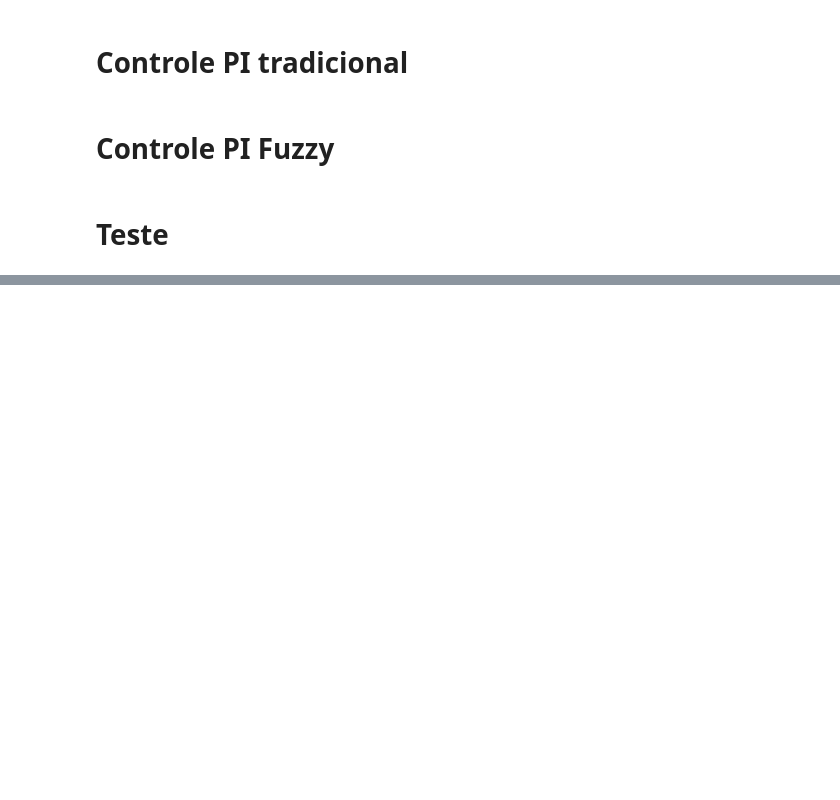
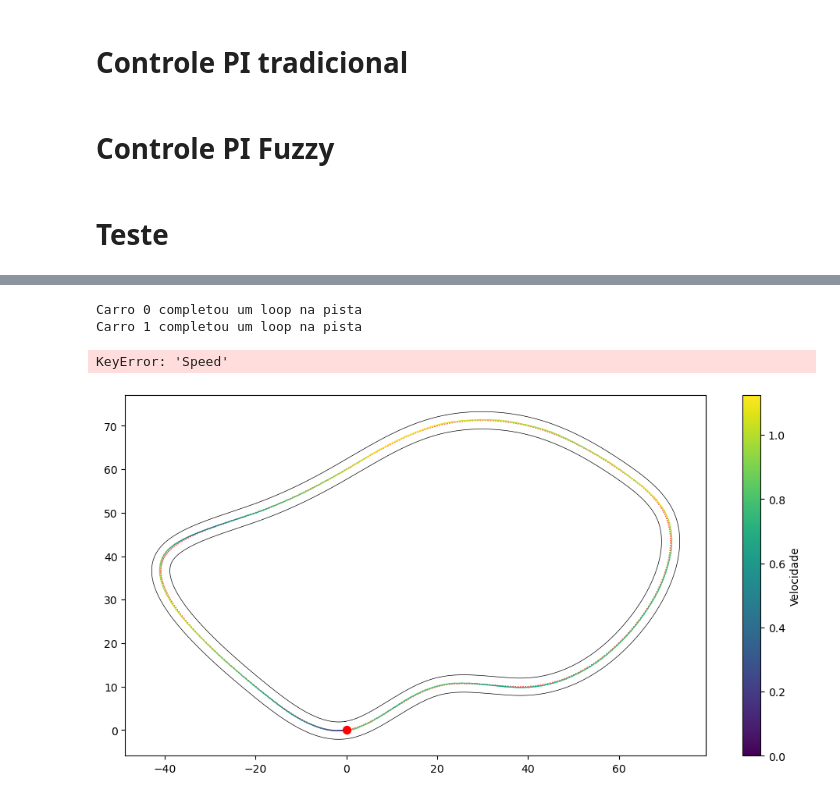
Before and after one commit to Nielo-47/ICA, a Jupyter notebook: fuzzy_dc_motor.ipynb, the cells around one changed output, grey strips where cells are left out. Saved outputs shown, nothing was run; the diff lists cells and outputs as text; code cells hidden in the pictures; blank space fills up the shorter version.

```diff
--- a/fuzzy_dc_motor.ipynb
+++ b/fuzzy_dc_motor.ipynb
@@ -618,0 +623,9 @@ Mean Speed: 0.037633077784443116
+# %%
+sim = Simulation(TrackBuilder.get_track(), [FuzzyCar(), FuzzyCar(acc_inc=0.005)])
+sim.compute_paths()
+sim.plot_race()
+# %% [output]
+Carro 0 completou um loop na pista
+Carro 1 completou um loop na pista
+KeyError: 'Speed'
+[figure, added]
```
Also changed, not shown: parts of 6 cells of this notebook.
